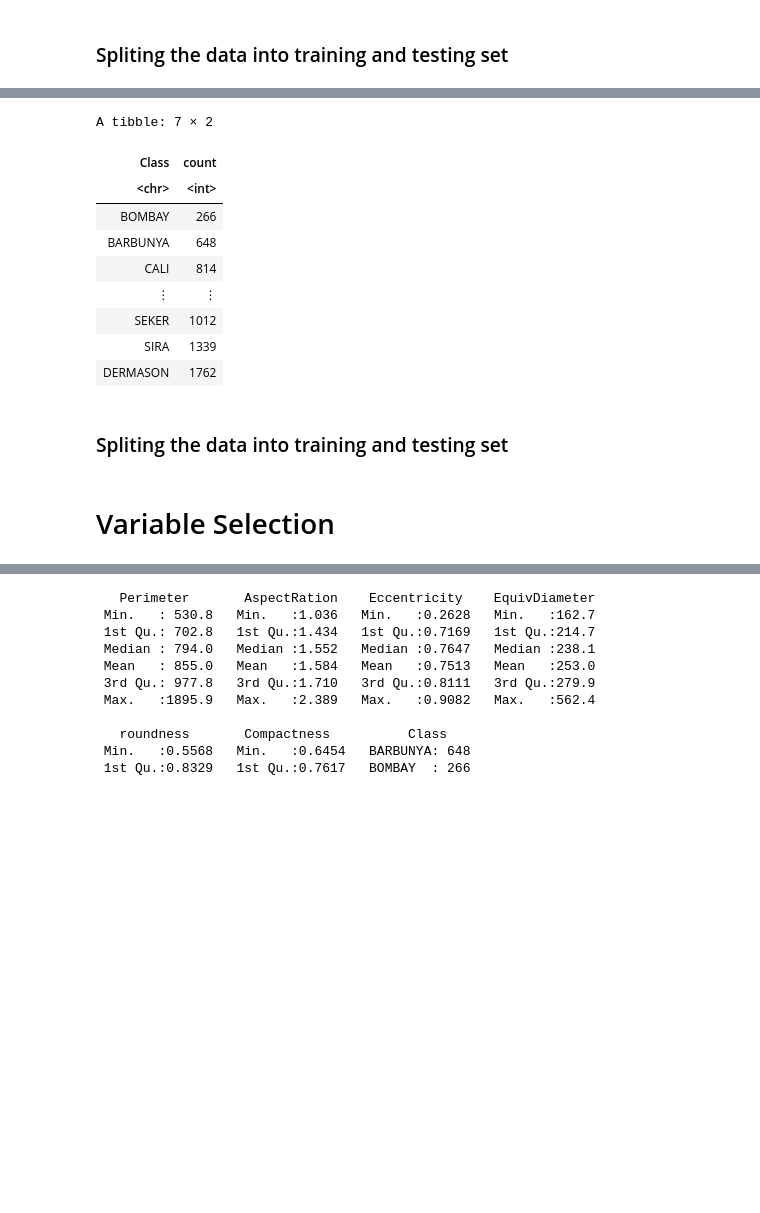
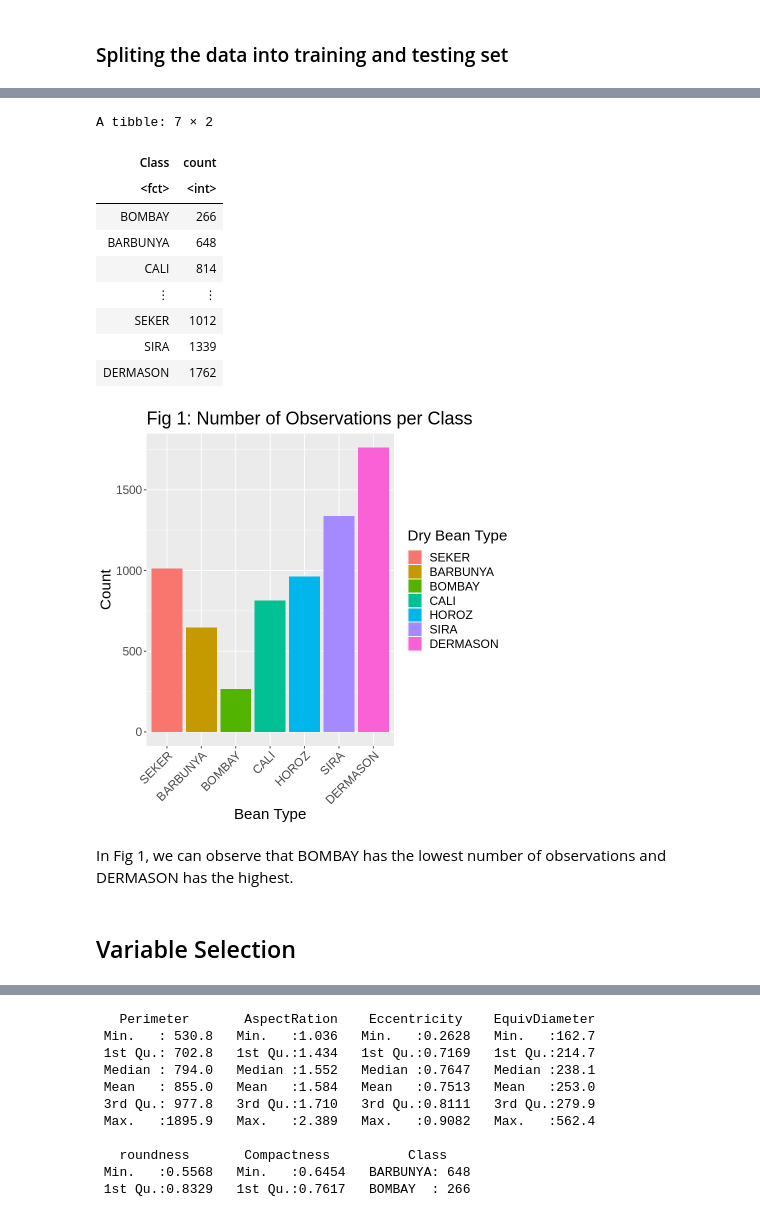
Before and after one commit to NaziaNadir/dsci-100-2023-007-group-8, a Jupyter notebook: group project.ipynb, the cells around one changed output, grey strips where cells are left out. Cells and saved outputs as stored; diff of their text form; code cells hidden in the pictures; blank space fills up the shorter version.

```diff
--- a/group project.ipynb
+++ b/group project.ipynb
@@ -55,7 +37,7 @@ Making 'packages.html' ...
 # Read dataset
 
 url <- "https://github.com/NaziaNadir/dsci-100-2023-007-group-8/raw/main/Dry_Bean_Dataset.csv"
-bean_data <- read_csv(url)
+bean_data <- read_csv(url)|> mutate(Class=as_factor(Class))
 
 # remove missing values if any
 bean_data <- filter(bean_data, rowSums(is.na(bean_data)) != ncol(bean_data))
@@ -109,14 +91,23 @@ A tibble: 6807 × 17
 # %%
 # Finding the number of observations in each Class
 bean_count <- bean_train|>
                     group_by(Class)|>
                     summarize(count = n())|>
                     arrange(count)
 bean_count
+bean_count_viz <- bean_count |>
+    ggplot(aes(x= Class, y=count, fill=Class)) +
+             geom_bar(stat = "identity") +
+    labs(x = "Bean Type", y = "Count", fill="Dry Bean Type") +
+     theme(text = element_text(size = 18)) +
+    ggtitle("Fig 1: Number of Observations per Class")+
+    theme(axis.text.x = element_text(angle=45, hjust =1))
+
+    bean_count_viz
 # %% [output]
 A tibble: 7 × 2
 | Class | count |
-| <chr> | <int> |
+| <fct> | <int> |
 | BOMBAY | 266 |
 | BARBUNYA | 648 |
 | CALI | 814 |
@@ -124,7 +115,8 @@ A tibble: 7 × 2
 | SEKER | 1012 |
 | SIRA | 1339 |
 | DERMASON | 1762 |
+[figure, added]
-# %% [markdown]
-### Spliting the data into training and testing set
+# %% [markdown]
+In Fig 1, we can observe that BOMBAY has the lowest number of observations and DERMASON has the highest.
 # %% [markdown]
-# Variable Selection
+## Variable Selection
```
Also changed, not shown: parts of 21 cells of this notebook.
